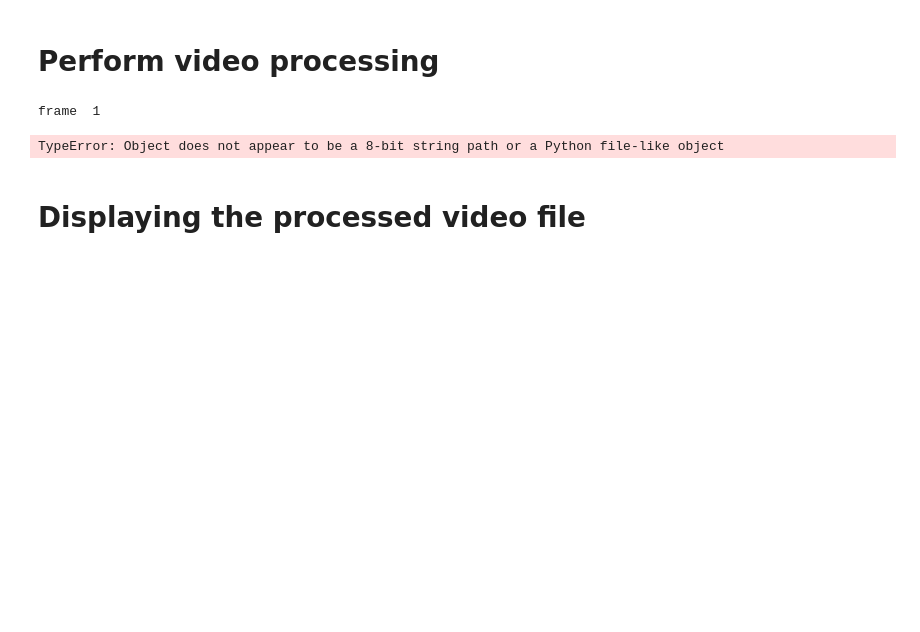
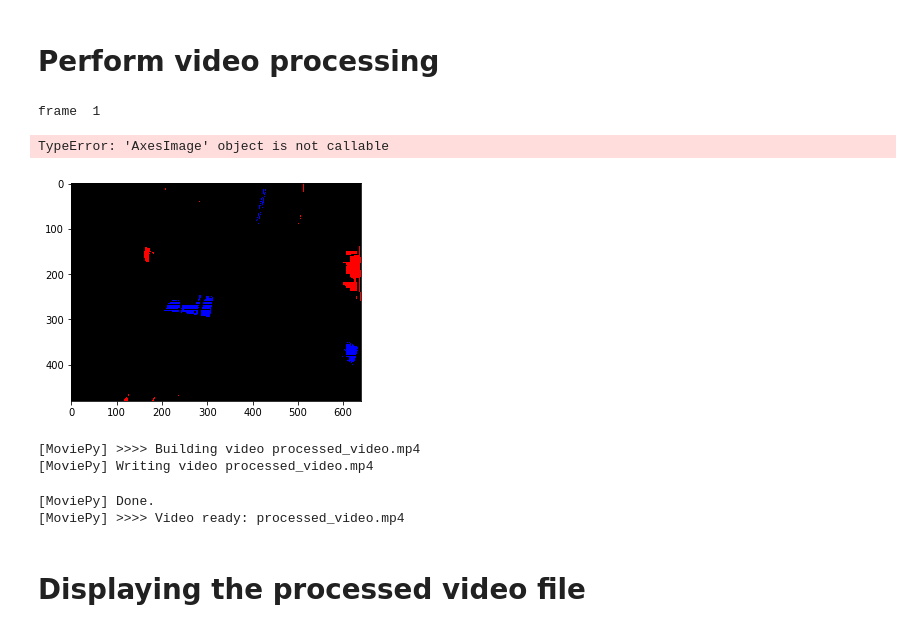
Before and after one commit to pierrealbiges/INT-internship, a Jupyter notebook: 2017-05-24_capture_videos_server.ipynb, the cells around one changed output. Cells and saved outputs as stored; diff of their text form; code cells hidden in the pictures; blank space fills up the shorter version.

Commit message:
Now able to do a frame-by-frame processing and recreate a usable video file

```diff
--- a/2017-05-24_capture_videos_server.ipynb
+++ b/2017-05-24_capture_videos_server.ipynb
@@ -102,38 +102,85 @@ import matplotlib.image as mpimg
 h, w = 480, 640
 sparseness = 0.01
 rgb2gray=[0.2989, 0.5870, 0.1140]
+output = 'video_processed.mp4'
 
 n_datapoints = int(np.ceil(sparseness*h*w)) #Calculating the maximum number of data points according to these paramaters
 frame_old = np.zeros((h, w))                #Creating a correctly sized frame containing only zeros
 
 video = VideoFileClip('video.mp4', audio=False)
 videobis = video.copy()
 i = 1
 frames = video.iter_frames()                #Creating a variable containing every video frames
 
 for frame in video.iter_frames():           #For each of these frames
     print('frame ', i)
     i += 1
 
+    #frame_cc = plt.imshow(frame)
     frame = frame.astype(np.float)          #Convert the data to float (modifications will be easier)
     frame *= np.array(rgb2gray)[np.newaxis, np.newaxis, :]
     frame = frame.sum(axis=-1)              #Sum the data along an axis (negative : count from the last to the first axis)
     dframe = frame - frame_old              #Calculate the differences between the current frame and the previous one
     frame_old = frame                       #Redefining the 'previous frame' for the next iteration
 
     data_ = np.argsort(dframe.ravel()) #Put the data into one dimension and sort it; return the indices (initial position #)
     data = np.hstack((data_[:n_datapoints], data_[-n_datapoints:]))
 
     frame = np.zeros((h, w, 3), dtype = np.uint8)
     frame[:, :, 0][np.unravel_index(data[:n_datapoints], (h, w))] = 255
     frame[:, :, -1][np.unravel_index(data[-n_datapoints:], (h, w))] = 255
 
-    videobis.fl_image(mpimg.imread(frame))
+    frame_new = plt.imshow(frame)
+    videobis.fl_image(frame_new)
 
     #print(frame)
 # %% [output]
 frame  1
-TypeError: Object does not appear to be a 8-bit string path or a Python file-like object
+TypeError: 'AxesImage' object is not callable
+[figure, added]
+# %%
+%matplotlib inline
+
+from moviepy import *
+from moviepy.editor import *
+import numpy as np
+
+#Simulating the openRetina parameters before introducing the script into it
+h, w = 480, 640
+sparseness = 0.01
+rgb2gray=[0.2989, 0.5870, 0.1140]
+output = 'video_processed.mp4'
+
+n_datapoints = int(np.ceil(sparseness*h*w)) #Calculating the maximum number of data points according to these paramaters
+frame_old = np.zeros((h, w))                #Creating a correctly sized frame containing only zeros
+
+video = VideoFileClip('video.mp4', audio=False)
+
+def process(frame, frame_old=np.zeros((h,w))):
+    frame = frame.astype(np.float)          #Convert the data to float (modifications will be easier)
+    frame *= np.array(rgb2gray)[np.newaxis, np.newaxis, :]
+    frame = frame.sum(axis=-1)              #Sum the data along an axis (negative : count from the last to the first axis)
+    dframe = frame - frame_old              #Calculate the differences between the current frame and the previous one
+    frame_old = frame                       #Redefining the 'previous frame' for the next iteration
+
+    data_ = np.argsort(dframe.ravel()) #Put the data into one dimension and sort it; return the indices (initial position #)
+    data = np.hstack((data_[:n_datapoints], data_[-n_datapoints:]))
+
+    frame = np.zeros((h, w, 3), dtype = np.uint8)
+    frame[:, :, 0][np.unravel_index(data[:n_datapoints], (h, w))] = 255
+    frame[:, :, -1][np.unravel_index(data[-n_datapoints:], (h, w))] = 255
+
+    return frame
+
+processed_video = video.fl_image(process)
+processed_video.write_videofile('processed_video.mp4')
+
+#print(frame)
+# %% [output]
+[MoviePy] >>>> Building video processed_video.mp4
+[MoviePy] Writing video processed_video.mp4
+[MoviePy] Done.
+[MoviePy] >>>> Video ready: processed_video.mp4
 # %% [markdown]
 # Displaying the processed video file
 # %%
```
Also changed, not shown: parts of 2 cells of this notebook.
